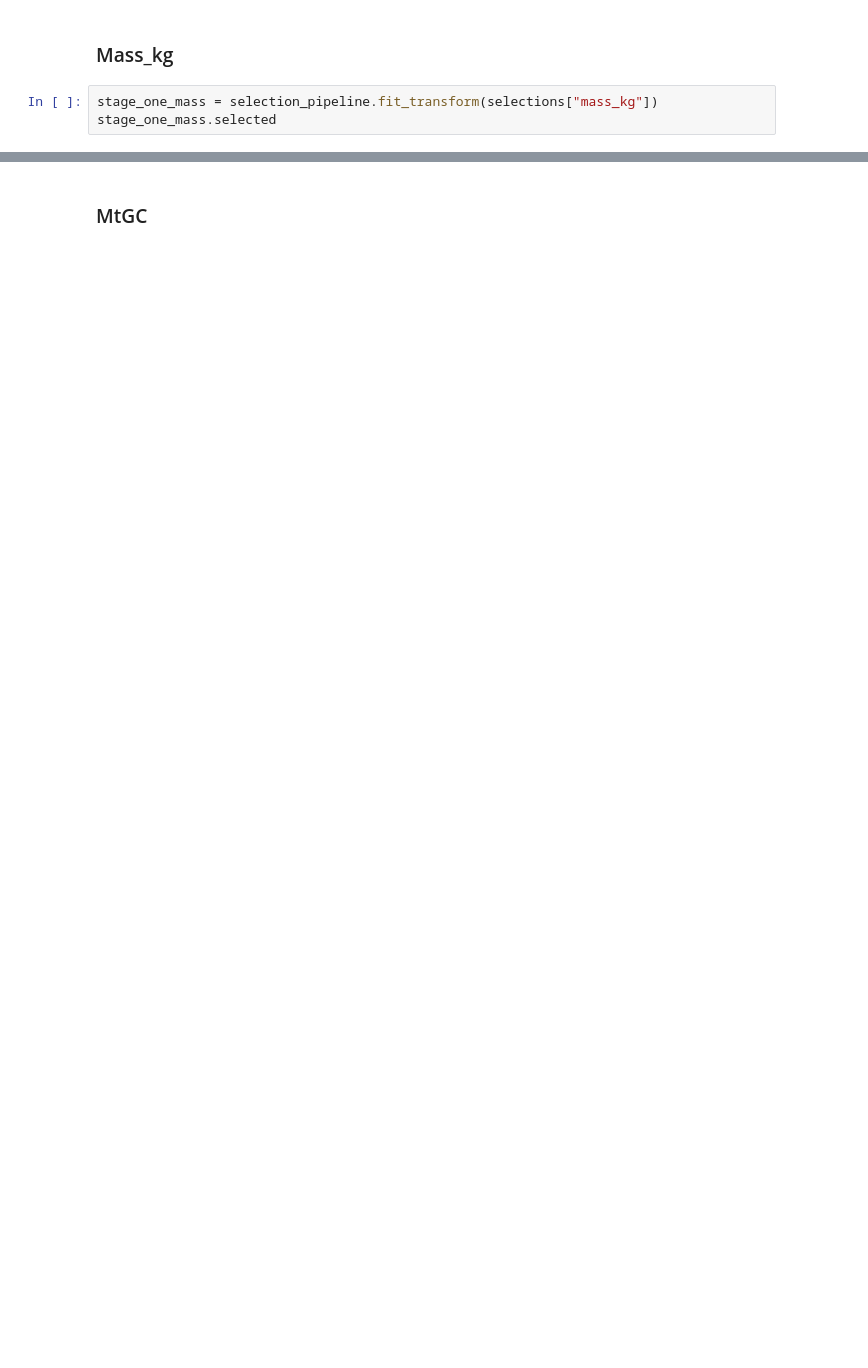
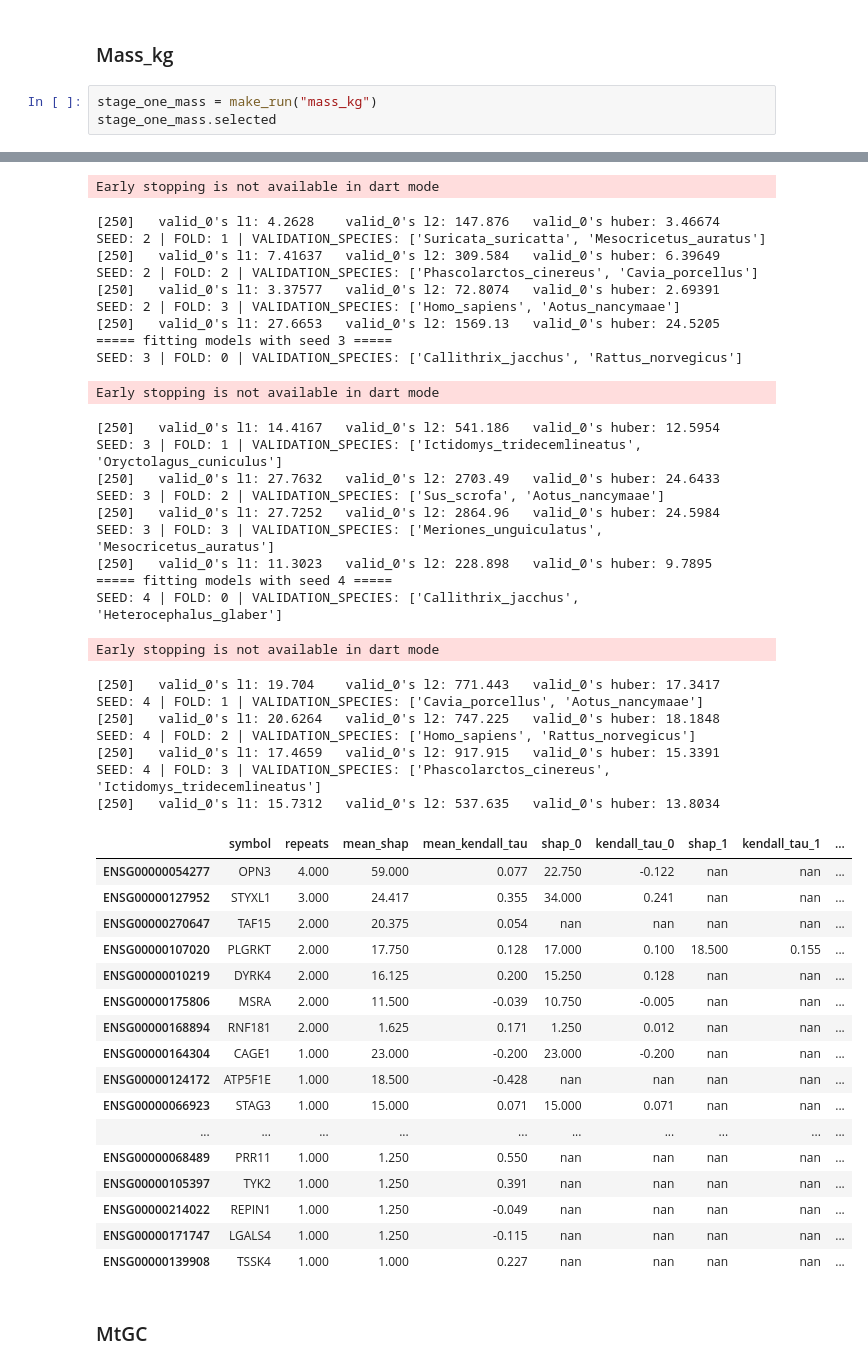
Before and after one commit to antonkulaga/yspecies, a Jupyter notebook: notebooks/shap_selection.ipynb, the cells around one changed output, grey strips where cells are left out. Cells and saved outputs as stored; diff of their text form; blank space fills up the shorter version.

```diff
--- a/notebooks/shap_selection.ipynb
+++ b/notebooks/shap_selection.ipynb
@@ -191,5 +229,6 @@ AttributeError: 'DataFrame' object has no attribute 'metrics'
 # %% [markdown]
 ### Mass_kg ###
 # %%
-stage_one_mass = selection_pipeline.fit_transform(selections["mass_kg"])
+stage_one_mass = make_run("mass_kg")
 stage_one_mass.selected
+# %% [output]
@@ -196,3 +257,48 @@ stage_one_mass.selected
+Early stopping is not available in dart mode
+[250]   valid_0's l1: 4.2628    valid_0's l2: 147.876   valid_0's huber: 3.46674
+SEED: 2 | FOLD: 1 | VALIDATION_SPECIES: ['Suricata_suricatta', 'Mesocricetus_auratus']
+[250]   valid_0's l1: 7.41637   valid_0's l2: 309.584   valid_0's huber: 6.39649
+SEED: 2 | FOLD: 2 | VALIDATION_SPECIES: ['Phascolarctos_cinereus', 'Cavia_porcellus']
+[250]   valid_0's l1: 3.37577   valid_0's l2: 72.8074   valid_0's huber: 2.69391
+SEED: 2 | FOLD: 3 | VALIDATION_SPECIES: ['Homo_sapiens', 'Aotus_nancymaae']
+[250]   valid_0's l1: 27.6653   valid_0's l2: 1569.13   valid_0's huber: 24.5205
+===== fitting models with seed 3 =====
+SEED: 3 | FOLD: 0 | VALIDATION_SPECIES: ['Callithrix_jacchus', 'Rattus_norvegicus']
+Early stopping is not available in dart mode
+[250]   valid_0's l1: 14.4167   valid_0's l2: 541.186   valid_0's huber: 12.5954
+SEED: 3 | FOLD: 1 | VALIDATION_SPECIES: ['Ictidomys_tridecemlineatus', 'Oryctolagus_cuniculus']
+[250]   valid_0's l1: 27.7632   valid_0's l2: 2703.49   valid_0's huber: 24.6433
+SEED: 3 | FOLD: 2 | VALIDATION_SPECIES: ['Sus_scrofa', 'Aotus_nancymaae']
+[250]   valid_0's l1: 27.7252   valid_0's l2: 2864.96   valid_0's huber: 24.5984
+SEED: 3 | FOLD: 3 | VALIDATION_SPECIES: ['Meriones_unguiculatus', 'Mesocricetus_auratus']
+[250]   valid_0's l1: 11.3023   valid_0's l2: 228.898   valid_0's huber: 9.7895
+===== fitting models with seed 4 =====
+SEED: 4 | FOLD: 0 | VALIDATION_SPECIES: ['Callithrix_jacchus', 'Heterocephalus_glaber']
+Early stopping is not available in dart mode
+[250]   valid_0's l1: 19.704    valid_0's l2: 771.443   valid_0's huber: 17.3417
+SEED: 4 | FOLD: 1 | VALIDATION_SPECIES: ['Cavia_porcellus', 'Aotus_nancymaae']
+[250]   valid_0's l1: 20.6264   valid_0's l2: 747.225   valid_0's huber: 18.1848
+SEED: 4 | FOLD: 2 | VALIDATION_SPECIES: ['Homo_sapiens', 'Rattus_norvegicus']
+[250]   valid_0's l1: 17.4659   valid_0's l2: 917.915   valid_0's huber: 15.3391
+SEED: 4 | FOLD: 3 | VALIDATION_SPECIES: ['Phascolarctos_cinereus', 'Ictidomys_tridecemlineatus']
+[250]   valid_0's l1: 15.7312   valid_0's l2: 537.635   valid_0's huber: 13.8034
+|  | symbol | repeats | mean_shap | mean_kendall_tau | shap_0 | kendall_tau_0 | shap_1 | kendall_tau_1 | ... |
+| ENSG00000054277 | OPN3 | 4.000 | 59.000 | 0.077 | 22.750 | -0.122 | nan | nan | ... |
+| ENSG00000127952 | STYXL1 | 3.000 | 24.417 | 0.355 | 34.000 | 0.241 | nan | nan | ... |
+| ENSG00000270647 | TAF15 | 2.000 | 20.375 | 0.054 | nan | nan | nan | nan | ... |
+| ENSG00000107020 | PLGRKT | 2.000 | 17.750 | 0.128 | 17.000 | 0.100 | 18.500 | 0.155 | ... |
+| ENSG00000010219 | DYRK4 | 2.000 | 16.125 | 0.200 | 15.250 | 0.128 | nan | nan | ... |
+| ENSG00000175806 | MSRA | 2.000 | 11.500 | -0.039 | 10.750 | -0.005 | nan | nan | ... |
+| ENSG00000168894 | RNF181 | 2.000 | 1.625 | 0.171 | 1.250 | 0.012 | nan | nan | ... |
+| ENSG00000164304 | CAGE1 | 1.000 | 23.000 | -0.200 | 23.000 | -0.200 | nan | nan | ... |
+| ENSG00000124172 | ATP5F1E | 1.000 | 18.500 | -0.428 | nan | nan | nan | nan | ... |
+| ENSG00000066923 | STAG3 | 1.000 | 15.000 | 0.071 | 15.000 | 0.071 | nan | nan | ... |
+| ... | ... | ... | ... | ... | ... | ... | ... | ... | ... |
+| ENSG00000068489 | PRR11 | 1.000 | 1.250 | 0.550 | nan | nan | nan | nan | ... |
+| ENSG00000105397 | TYK2 | 1.000 | 1.250 | 0.391 | nan | nan | nan | nan | ... |
+| ENSG00000214022 | REPIN1 | 1.000 | 1.250 | -0.049 | nan | nan | nan | nan | ... |
+| ENSG00000171747 | LGALS4 | 1.000 | 1.250 | -0.115 | nan | nan | nan | nan | ... |
+| ENSG00000139908 | TSSK4 | 1.000 | 1.000 | 0.227 | nan | nan | nan | nan | ... |
 # %% [markdown]
 ### MtGC ###
 # %%
```
Also changed, not shown: parts of 20 cells of this notebook, 21 other files.
